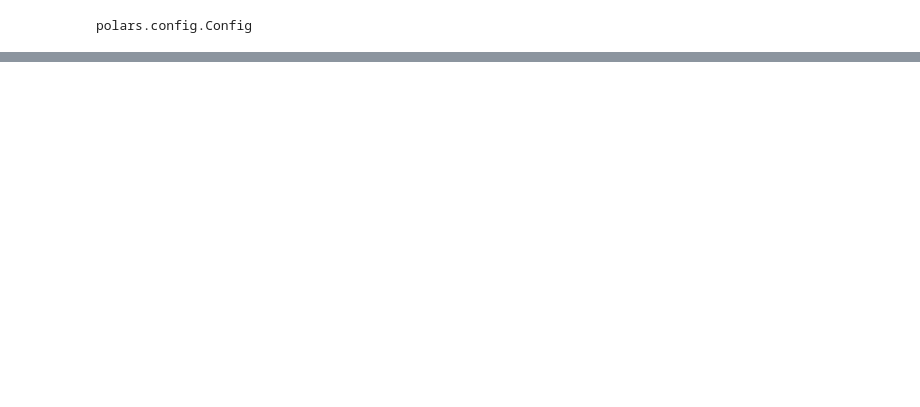
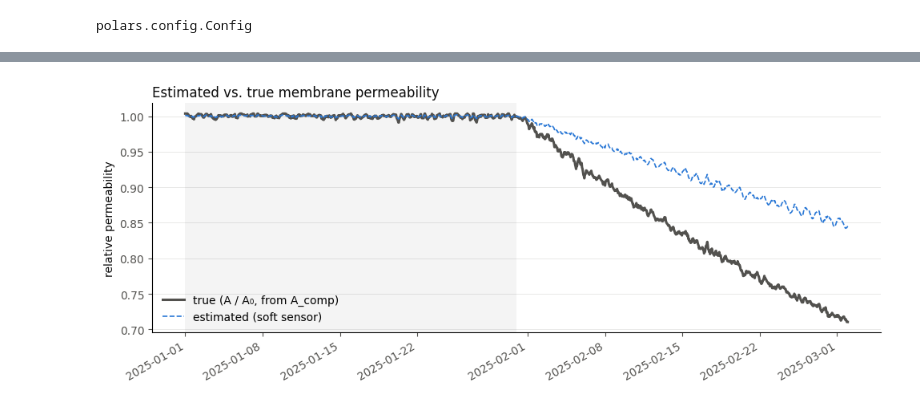
Before and after one commit to DataDrivenCPS/acquirium, a Jupyter notebook: notebooks/watertap/soft-sensor.ipynb, the cells around one changed output, grey strips where cells are left out. Drawn from its saved outputs; the diff is of its cells as text; code cells hidden in the pictures; blank space fills up the shorter version.

```diff
--- a/notebooks/watertap/soft-sensor.ipynb
+++ b/notebooks/watertap/soft-sensor.ipynb
@@ -269,0 +242,26 @@ anomaly_score at onset: 12.8   (vs. 1.6 in the first hour, 515.1 by the end)
+# %%
+X_all = df.select(FEATURES).to_numpy()
+
+pred_flow = model_flow.predict(X_all)
+pred_salt = model_salt.predict(X_all)
+
+relative_permeability_raw = df["permeate_flow"].to_numpy() / pred_flow
+
+SMOOTH_SAMPLES = 6  # 6-hour trailing rolling mean to tame ratio noise
+relative_permeability = (
+    pl.Series(relative_permeability_raw)
+      .rolling_mean(window_size=SMOOTH_SAMPLES, min_samples=1)
+      .to_numpy()
+)
+
+# Salt passage residual, kept as a secondary corroborating signal (not the detector).
+resid_salt = df["salt_passage"].to_numpy() - pred_salt
+z_salt = resid_salt / model_salt.train_resid_std_
+
+df = df.with_columns([
+    pl.Series("predicted_permeate_flow", pred_flow),
+    pl.Series("relative_permeability_raw", relative_permeability_raw),
+    pl.Series("relative_permeability", relative_permeability),
+    pl.Series("z_salt", z_salt),
+])
+df.select(["time", "permeate_flow", "predicted_permeate_flow", "relative_permeability", "z_salt"]).head(3)
@@ -360,0 +417,18 @@ instead of eyeballing a simulation.
+# %%
+fig, ax = plt.subplots(figsize=(10, 4))
+ax.axvspan(t[0], baseline_end, color=INK_SECONDARY, alpha=0.06, linewidth=0)
+ax.plot(t, true_relative_permeability, color=INK_SECONDARY, linewidth=2.2, label="true (A / A₀, from A_comp)")
+ax.plot(t, df_v["relative_permeability"], color=BLUE, linewidth=1.2, linestyle="--",
+        label="estimated (soft sensor)")
+ax.set_ylabel("relative permeability", color=INK_PRIMARY)
+ax.set_title("Estimated vs. true membrane permeability", color=INK_PRIMARY, loc="left")
+ax.legend(frameon=False, loc="lower left")
+ax.spines["top"].set_visible(False)
+ax.spines["right"].set_visible(False)
+ax.grid(True, axis="y", color=INK_SECONDARY, alpha=0.15, linewidth=0.6)
+ax.tick_params(colors=INK_SECONDARY)
+fig.autofmt_xdate()
+fig.tight_layout()
+plt.show()
+# %% [output]
+[figure, added]
```
Also changed, not shown: parts of 29 cells of this notebook, 5 other files.
